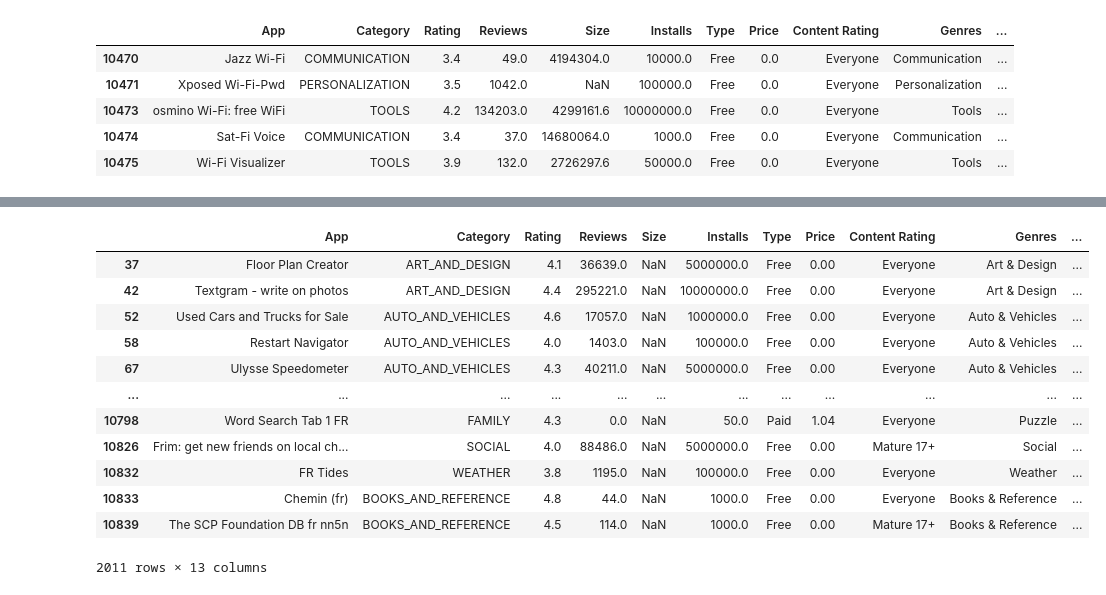
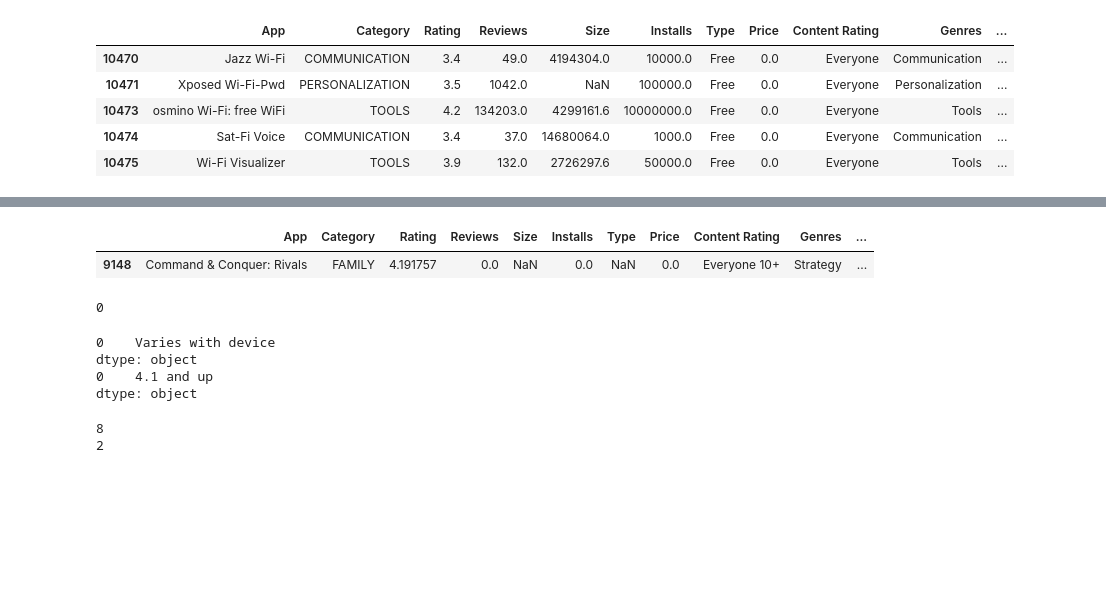
Before and after one commit to Manav099/ExploratoryDataAnalysis, a Jupyter notebook: Project01-googleplaystore/GooglePlayStore.ipynb, the cells around one changed output, grey strips where cells are left out. Drawn from its saved outputs; the diff is of its cells as text; code cells hidden in the pictures; blank space fills up the shorter version.

```diff
--- a/Project01-googleplaystore/GooglePlayStore.ipynb
+++ b/Project01-googleplaystore/GooglePlayStore.ipynb
@@ -283,16 +269,5 @@ Name: Size, dtype: float64
 # %%
-df.loc[df['Size'].isnull()]
+df.loc[df['Type'].isnull()]
 # %% [output]
 |  | App | Category | Rating | Reviews | Size | Installs | Type | Price | Content Rating | Genres | ... |
-| 37 | Floor Plan Creator | ART_AND_DESIGN | 4.1 | 36639.0 | NaN | 5000000.0 | Free | 0.00 | Everyone | Art & Design | ... |
-| 42 | Textgram - write on photos | ART_AND_DESIGN | 4.4 | 295221.0 | NaN | 10000000.0 | Free | 0.00 | Everyone | Art & Design | ... |
-| 52 | Used Cars and Trucks for Sale | AUTO_AND_VEHICLES | 4.6 | 17057.0 | NaN | 1000000.0 | Free | 0.00 | Everyone | Auto & Vehicles | ... |
-| 58 | Restart Navigator | AUTO_AND_VEHICLES | 4.0 | 1403.0 | NaN | 100000.0 | Free | 0.00 | Everyone | Auto & Vehicles | ... |
-| 67 | Ulysse Speedometer | AUTO_AND_VEHICLES | 4.3 | 40211.0 | NaN | 5000000.0 | Free | 0.00 | Everyone | Auto & Vehicles | ... |
-| ... | ... | ... | ... | ... | ... | ... | ... | ... | ... | ... | ... |
-| 10798 | Word Search Tab 1 FR | FAMILY | 4.3 | 0.0 | NaN | 50.0 | Paid | 1.04 | Everyone | Puzzle | ... |
-| 10826 | Frim: get new friends on local ch... | SOCIAL | 4.0 | 88486.0 | NaN | 5000000.0 | Free | 0.00 | Mature 17+ | Social | ... |
-| 10832 | FR Tides | WEATHER | 3.8 | 1195.0 | NaN | 100000.0 | Free | 0.00 | Everyone | Weather | ... |
-| 10833 | Chemin (fr) | BOOKS_AND_REFERENCE | 4.8 | 44.0 | NaN | 1000.0 | Free | 0.00 | Everyone | Books & Reference | ... |
-| 10839 | The SCP Foundation DB fr nn5n | BOOKS_AND_REFERENCE | 4.5 | 114.0 | NaN | 1000.0 | Free | 0.00 | Mature 17+ | Books & Reference | ... |
+| 9148 | Command & Conquer: Rivals | FAMILY | 4.191757 | 0.0 | NaN | 0.0 | NaN | 0.0 | Everyone 10+ | Strategy | ... |
-2011 rows × 13 columns
@@ -298,0 +276,4 @@ df.loc[df['Size'].isnull()]
+# %%
+df['Type'].isnull().sum()
+# %% [output]
+0
@@ -298,0 +282,14 @@ df.loc[df['Size'].isnull()]
+# %%
+print(df['Current Ver'].mode())
+print(df['Android Ver'].mode())
+# %% [output]
+0    Varies with device
+dtype: object
+0    4.1 and up
+dtype: object
+# %%
+print(df['Current Ver'].isnull().sum())
+print(df['Android Ver'].isnull().sum())
+# %% [output]
+8
+2
```
Also changed, not shown: parts of 34 cells of this notebook.
